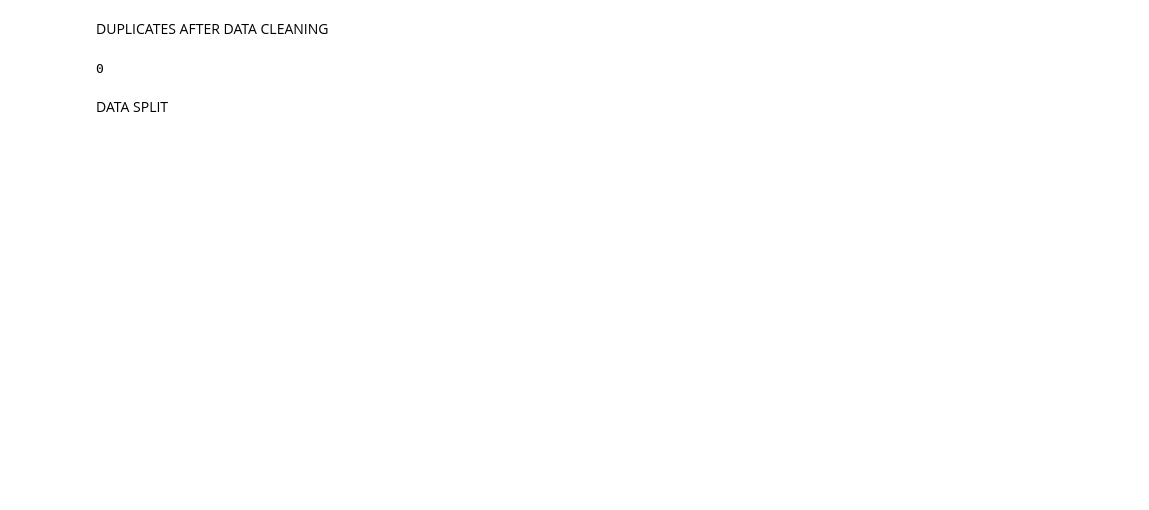
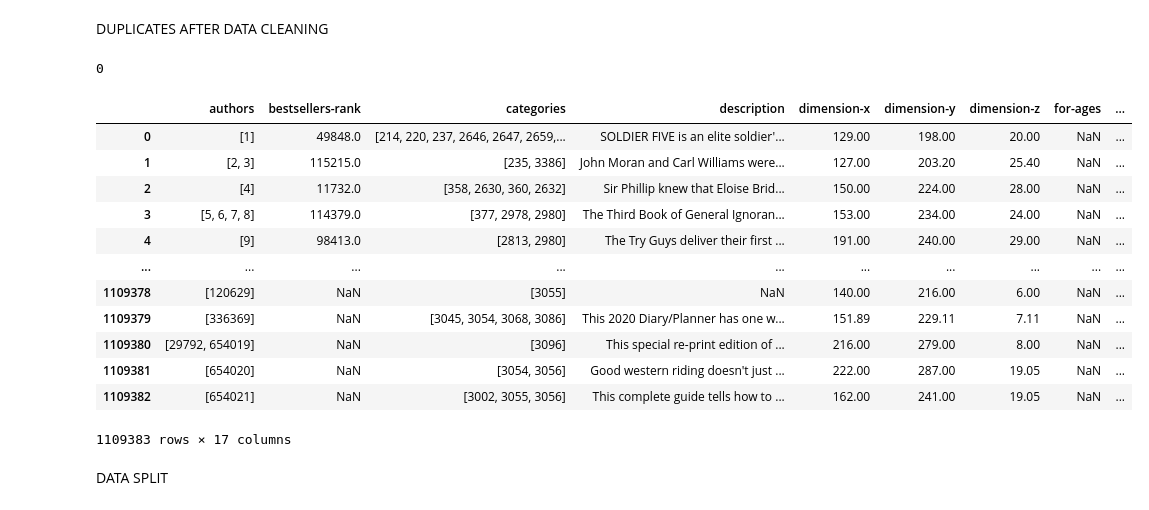
Before and after one commit to JanKomis/library_analysis, a Jupyter notebook: python_script/notebooks/Clean_dataset.ipynb, the cells around one changed output. Drawn from its saved outputs; the diff is of its cells as text; code cells hidden in the pictures; blank space fills up the shorter version.

```diff
--- a/python_script/notebooks/Clean_dataset.ipynb
+++ b/python_script/notebooks/Clean_dataset.ipynb
@@ -81,6 +82,22 @@ DUPLICATES AFTER DATA CLEANING
 number_of_duplicates(df['isbn13'])
 # %% [output]
 0
+# %%
+df
+# %% [output]
+|  | authors | bestsellers-rank | categories | description | dimension-x | dimension-y | dimension-z | for-ages | ... |
+| 0 | [1] | 49848.0 | [214, 220, 237, 2646, 2647, 2659,... | SOLDIER FIVE is an elite soldier'... | 129.00 | 198.00 | 20.00 | NaN | ... |
+| 1 | [2, 3] | 115215.0 | [235, 3386] | John Moran and Carl Williams were... | 127.00 | 203.20 | 25.40 | NaN | ... |
+| 2 | [4] | 11732.0 | [358, 2630, 360, 2632] | Sir Phillip knew that Eloise Brid... | 150.00 | 224.00 | 28.00 | NaN | ... |
+| 3 | [5, 6, 7, 8] | 114379.0 | [377, 2978, 2980] | The Third Book of General Ignoran... | 153.00 | 234.00 | 24.00 | NaN | ... |
+| 4 | [9] | 98413.0 | [2813, 2980] | The Try Guys deliver their first ... | 191.00 | 240.00 | 29.00 | NaN | ... |
+| ... | ... | ... | ... | ... | ... | ... | ... | ... | ... |
+| 1109378 | [120629] | NaN | [3055] | NaN | 140.00 | 216.00 | 6.00 | NaN | ... |
+| 1109379 | [336369] | NaN | [3045, 3054, 3068, 3086] | This 2020 Diary/Planner has one w... | 151.89 | 229.11 | 7.11 | NaN | ... |
+| 1109380 | [29792, 654019] | NaN | [3096] | This special re-print edition of ... | 216.00 | 279.00 | 8.00 | NaN | ... |
+| 1109381 | [654020] | NaN | [3054, 3056] | Good western riding doesn't just ... | 222.00 | 287.00 | 19.05 | NaN | ... |
+| 1109382 | [654021] | NaN | [3002, 3055, 3056] | This complete guide tells how to ... | 162.00 | 241.00 | 19.05 | NaN | ... |
+1109383 rows × 17 columns
 # %% [markdown]
 DATA SPLIT
 # %%
```
Also changed, not shown: parts of 10 cells of this notebook, 5 other files.
